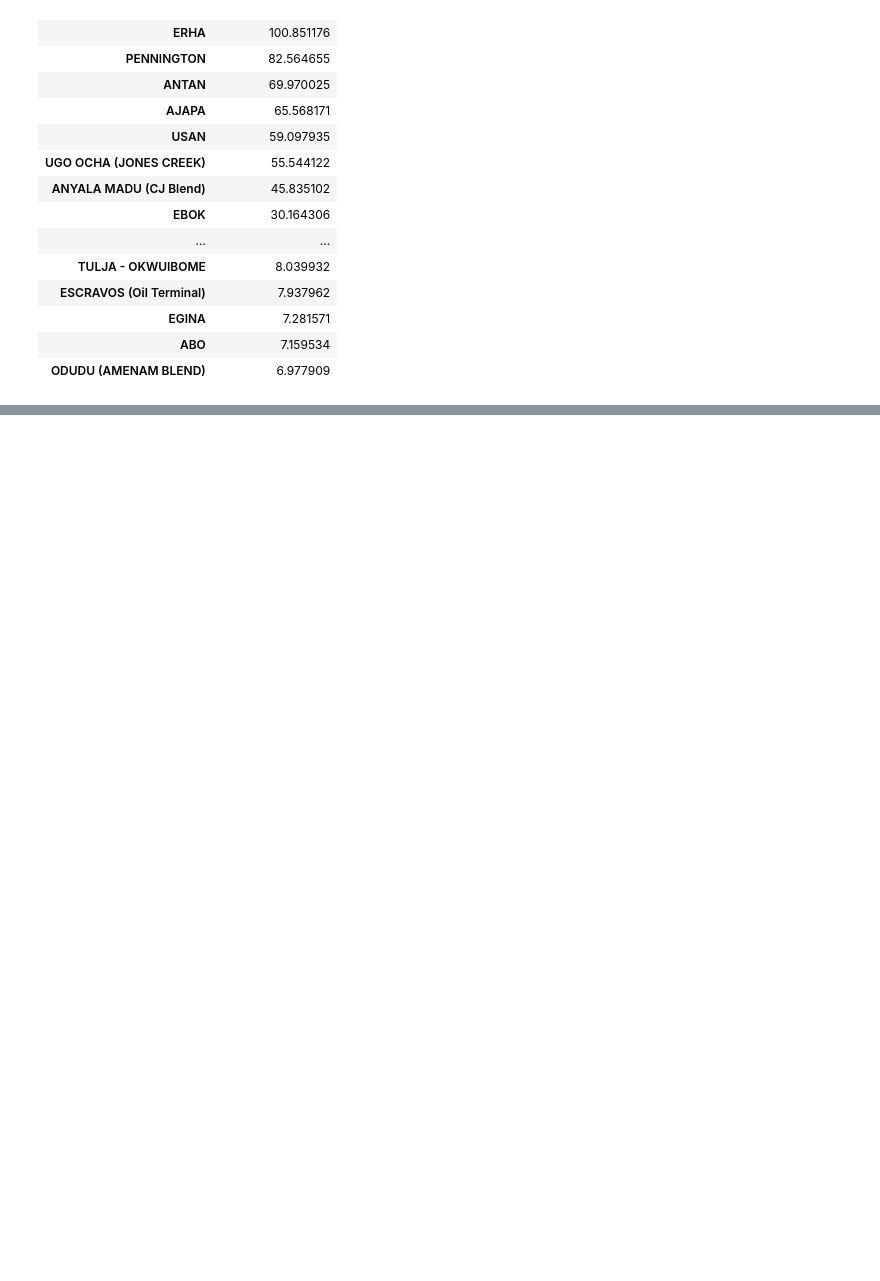
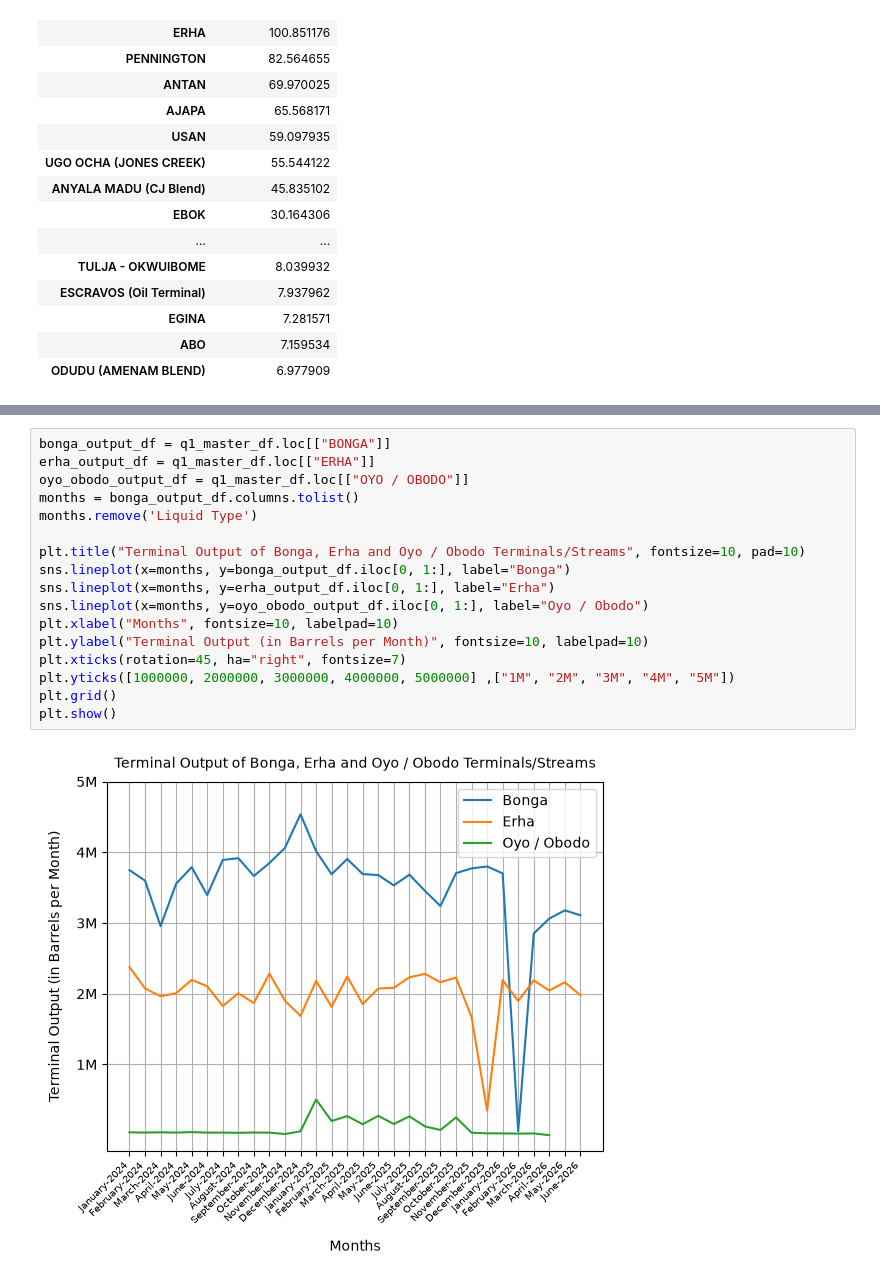
Before and after one commit to loteehenry/Oil-Production---Exploratory-Data-Analysis, a Jupyter notebook: notebooks/analysis.ipynb, the cells around one changed output, grey strips where cells are left out. Saved outputs shown, nothing was run; the diff lists cells and outputs as text; blank space fills up the shorter version.

```diff
--- a/notebooks/analysis.ipynb
+++ b/notebooks/analysis.ipynb
@@ -576,0 +579,19 @@ plt.show()
+# %%
+bonga_output_df = q1_master_df.loc[["BONGA"]]
+erha_output_df = q1_master_df.loc[["ERHA"]]
+oyo_obodo_output_df = q1_master_df.loc[["OYO / OBODO"]]
+months = bonga_output_df.columns.tolist()
+months.remove('Liquid Type')
+
+plt.title("Terminal Output of Bonga, Erha and Oyo / Obodo Terminals/Streams", fontsize=10, pad=10)
+sns.lineplot(x=months, y=bonga_output_df.iloc[0, 1:], label="Bonga")
+sns.lineplot(x=months, y=erha_output_df.iloc[0, 1:], label="Erha")
+sns.lineplot(x=months, y=oyo_obodo_output_df.iloc[0, 1:], label="Oyo / Obodo")
+plt.xlabel("Months", fontsize=10, labelpad=10)
+plt.ylabel("Terminal Output (in Barrels per Month)", fontsize=10, labelpad=10)
+plt.xticks(rotation=45, ha="right", fontsize=7)
+plt.yticks([1000000, 2000000, 3000000, 4000000, 5000000] ,["1M", "2M", "3M", "4M", "5M"])
+plt.grid()
+plt.show()
+# %% [output]
+[figure, added]
```
Also changed, not shown: parts of 9 cells of this notebook.
